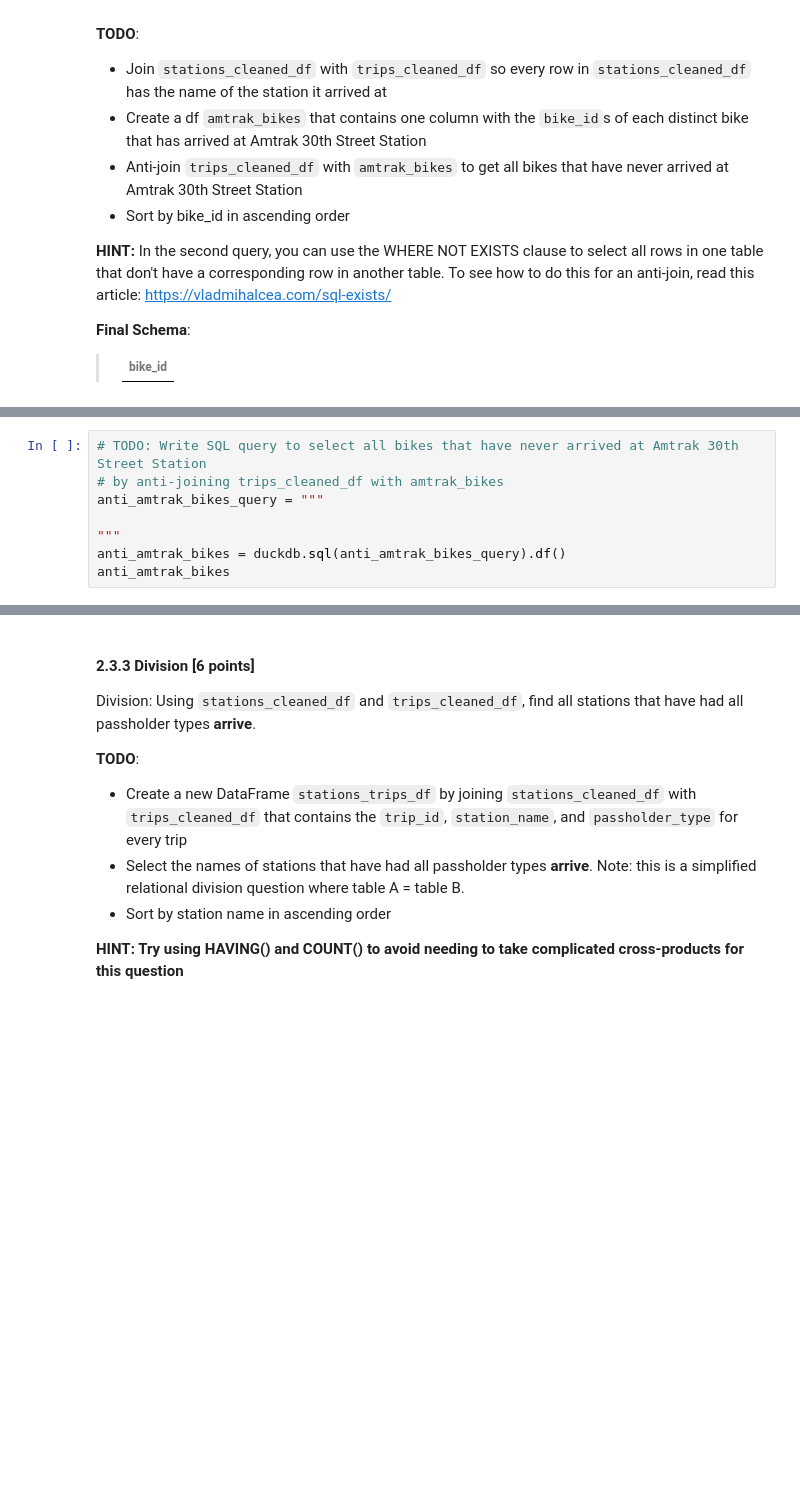
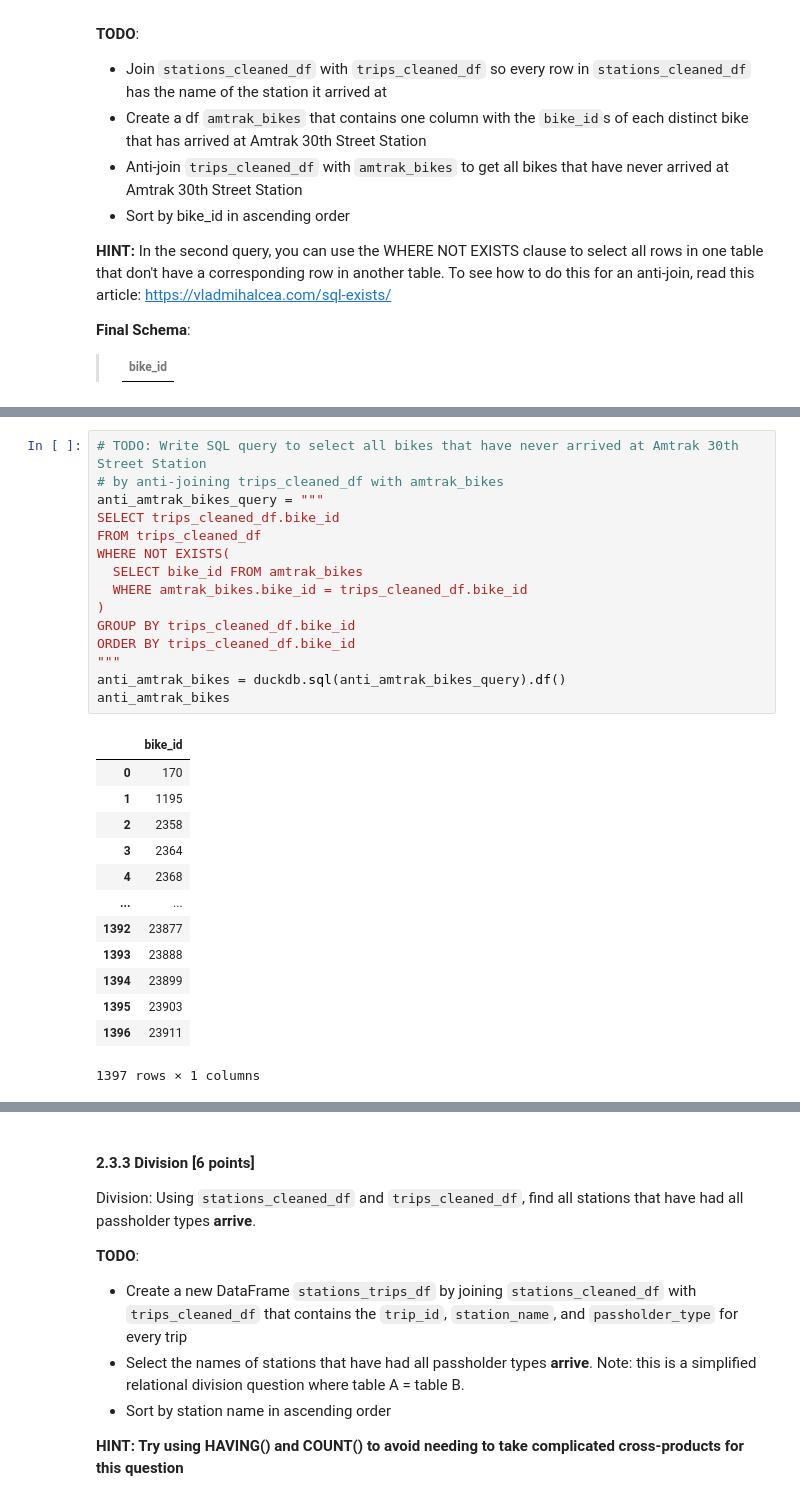
Before and after one commit to YanfuOu/CIS545, a Jupyter notebook: Yanfu_HW2_FA2024.ipynb, the cells around one changed output, grey strips where cells are left out. Drawn from its saved outputs; the diff is of its cells as text; blank space fills up the shorter version.

```diff
--- a/Yanfu_HW2_FA2024.ipynb
+++ b/Yanfu_HW2_FA2024.ipynb
@@ -1278,11 +1396,32 @@ amtrak_bikes
 # %%
 # TODO: Write SQL query to select all bikes that have never arrived at Amtrak 30th Street Station
 # by anti-joining trips_cleaned_df with amtrak_bikes
 anti_amtrak_bikes_query = """
-
+SELECT trips_cleaned_df.bike_id
+FROM trips_cleaned_df
+WHERE NOT EXISTS(
+  SELECT bike_id FROM amtrak_bikes
+  WHERE amtrak_bikes.bike_id = trips_cleaned_df.bike_id
+)
+GROUP BY trips_cleaned_df.bike_id
+ORDER BY trips_cleaned_df.bike_id
 """
 anti_amtrak_bikes = duckdb.sql(anti_amtrak_bikes_query).df()
 anti_amtrak_bikes
+# %% [output]
+|  | bike_id |
+| 0 | 170 |
+| 1 | 1195 |
+| 2 | 2358 |
+| 3 | 2364 |
+| 4 | 2368 |
+| ... | ... |
+| 1392 | 23877 |
+| 1393 | 23888 |
+| 1394 | 23899 |
+| 1395 | 23903 |
+| 1396 | 23911 |
+1397 rows × 1 columns
 # %%
 # 6 points
 
```
Also changed, not shown: parts of 12 cells of this notebook.
